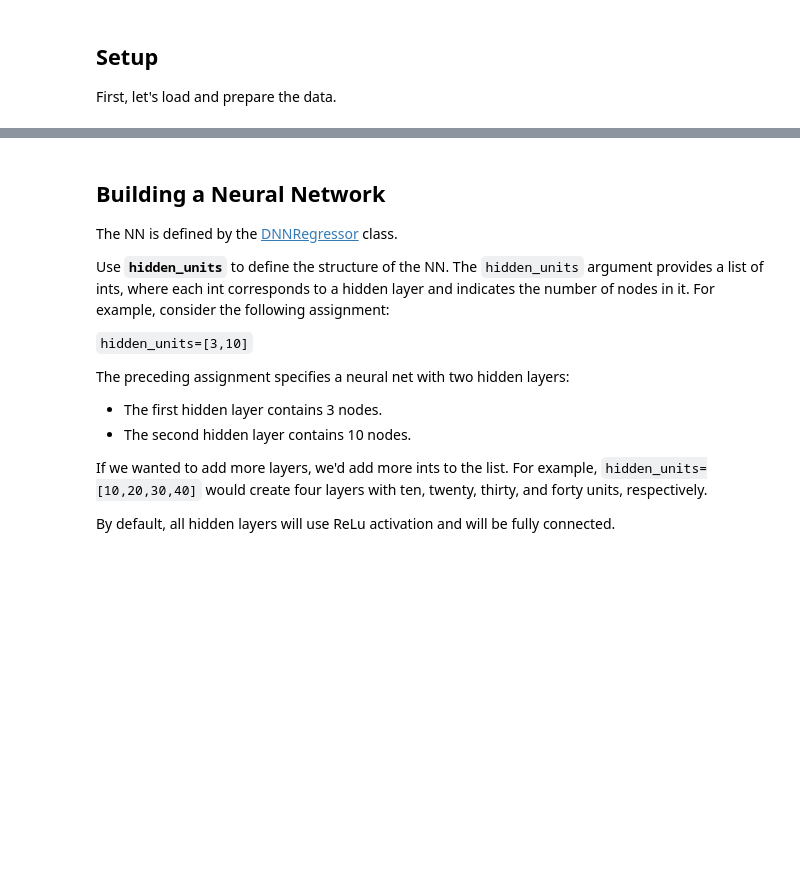
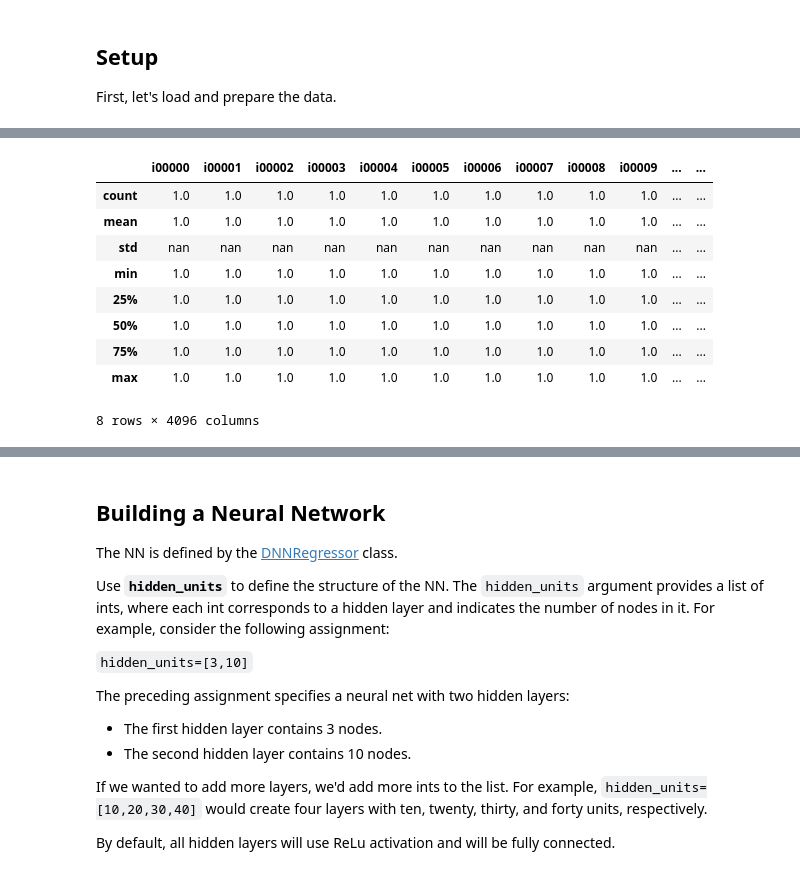
Before and after one commit to plushvoxel/Project-Lernende-Agenten-colab, a Jupyter notebook: firstImplementationOfNN.ipynb, the cells around one changed output, grey strips where cells are left out. Drawn from its saved outputs; the diff is of its cells as text; code cells hidden in the pictures; blank space fills up the shorter version.

```diff
--- a/firstImplementationOfNN.ipynb
+++ b/firstImplementationOfNN.ipynb
@@ -90,0 +153,14 @@ display.display(validation_targets.describe())
+# %%
+training_targets = preprocess_targets(signal_dataframe.head(training_set_size))
+training_targets.describe()
+# %% [output]
+|  | i00000 | i00001 | i00002 | i00003 | i00004 | i00005 | i00006 | i00007 | i00008 | i00009 | ... | ... |
+| count | 1.0 | 1.0 | 1.0 | 1.0 | 1.0 | 1.0 | 1.0 | 1.0 | 1.0 | 1.0 | ... | ... |
+| mean | 1.0 | 1.0 | 1.0 | 1.0 | 1.0 | 1.0 | 1.0 | 1.0 | 1.0 | 1.0 | ... | ... |
+| std | nan | nan | nan | nan | nan | nan | nan | nan | nan | nan | ... | ... |
+| min | 1.0 | 1.0 | 1.0 | 1.0 | 1.0 | 1.0 | 1.0 | 1.0 | 1.0 | 1.0 | ... | ... |
+| 25% | 1.0 | 1.0 | 1.0 | 1.0 | 1.0 | 1.0 | 1.0 | 1.0 | 1.0 | 1.0 | ... | ... |
+| 50% | 1.0 | 1.0 | 1.0 | 1.0 | 1.0 | 1.0 | 1.0 | 1.0 | 1.0 | 1.0 | ... | ... |
+| 75% | 1.0 | 1.0 | 1.0 | 1.0 | 1.0 | 1.0 | 1.0 | 1.0 | 1.0 | 1.0 | ... | ... |
+| max | 1.0 | 1.0 | 1.0 | 1.0 | 1.0 | 1.0 | 1.0 | 1.0 | 1.0 | 1.0 | ... | ... |
+8 rows × 4096 columns
```
Also changed, not shown: parts of 17 cells of this notebook.
